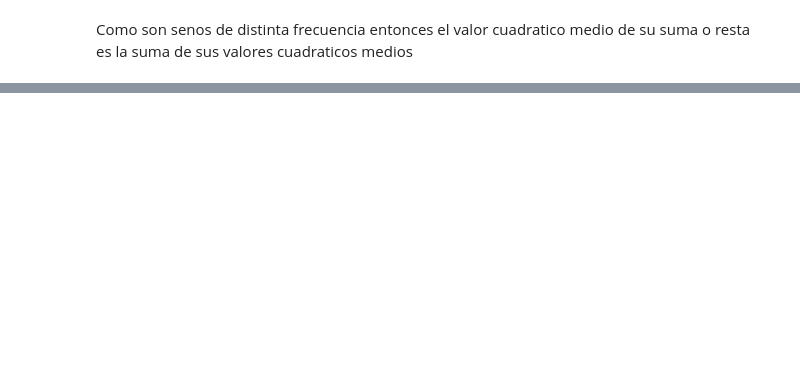
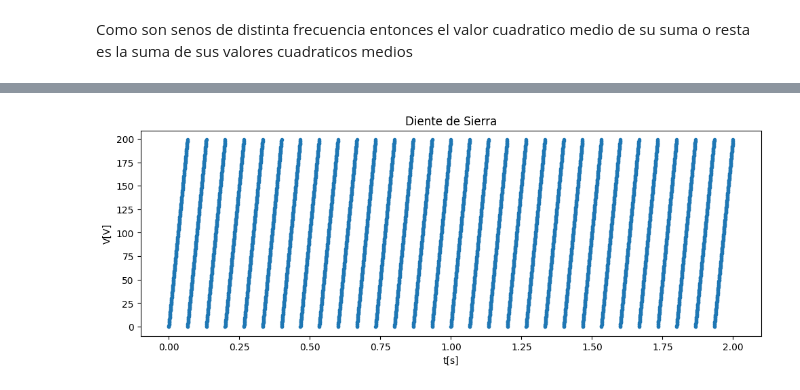
Before and after one commit to EliasGanem/Tps_Senales_Electricas_2024, a Jupyter notebook: Tp2/Tp2.ipynb, the cells around one changed output, grey strips where cells are left out. Saved outputs shown, nothing was run; the diff lists cells and outputs as text; code cells hidden in the pictures; blank space fills up the shorter version.

Commit message:
Tp2 punto2 resuelto completo

```diff
--- a/Tp2/Tp2.ipynb
+++ b/Tp2/Tp2.ipynb
@@ -140,0 +128,31 @@ Desviacion Estandar seno 1 = 2.83
+# %%
+cant_ciclos = 30
+frec = 15 #[Hz]
+puntos_ciclo = 200
+
+valor_x = np.linspace(start=0, stop= cant_ciclos*(1/frec), num=int(cant_ciclos*puntos_ciclo))
+
+diente_sierra = []
+
+for ciclo in range(cant_ciclos): # range(x) genera una lista de x elementos
+    for punto in range(puntos_ciclo):
+        valor_senial = punto % puntos_ciclo # se usa esto porque dividir de 0-199 da un resto igual al numero, y cuando pasa a 200 da 0, luego en 201 da 1, 202 da 2, es como q reseteo la señal
+        diente_sierra.append(valor_senial)
+        #print(str(valor_senial))
+        #print(str(diente_sierra)+"\n")
+diente_sierra = np.array(diente_sierra)
+
+#notar la amplitud es puntos_cilo-1 para el periodo
+#print(valor_x)
+#print(diente_sierra)
+
+graf = plt.gcf()
+graf.set_size_inches(30/2.54, 10/2.54)  # ahora en cm
+
+plt.plot(valor_x,diente_sierra, ".")
+plt.title("Diente de Sierra")
+plt.xlabel("t[s]")
+plt.ylabel("V[V]")
+plt.show()
+# %% [output]
+[figure, added]
```
Also changed, not shown: parts of 13 cells of this notebook.
